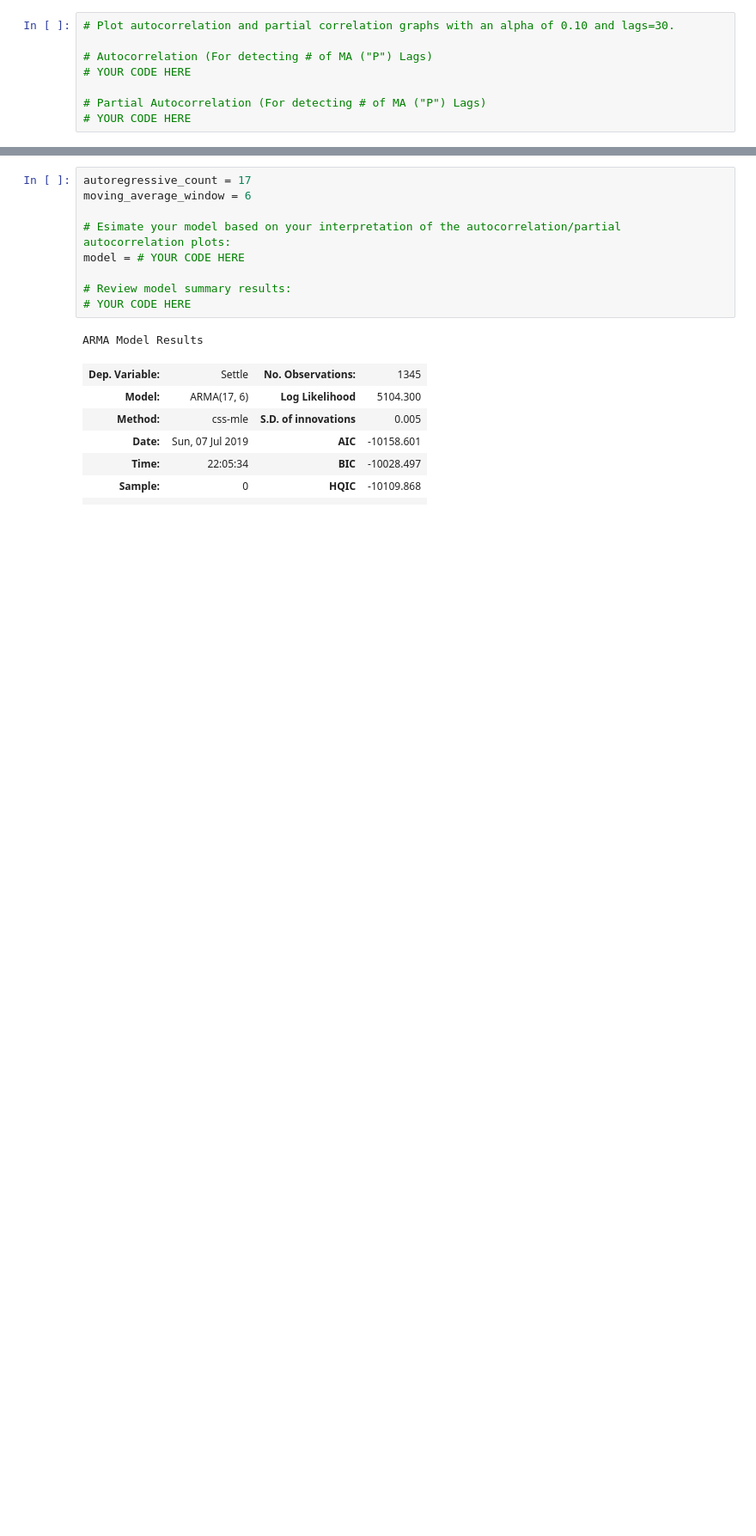
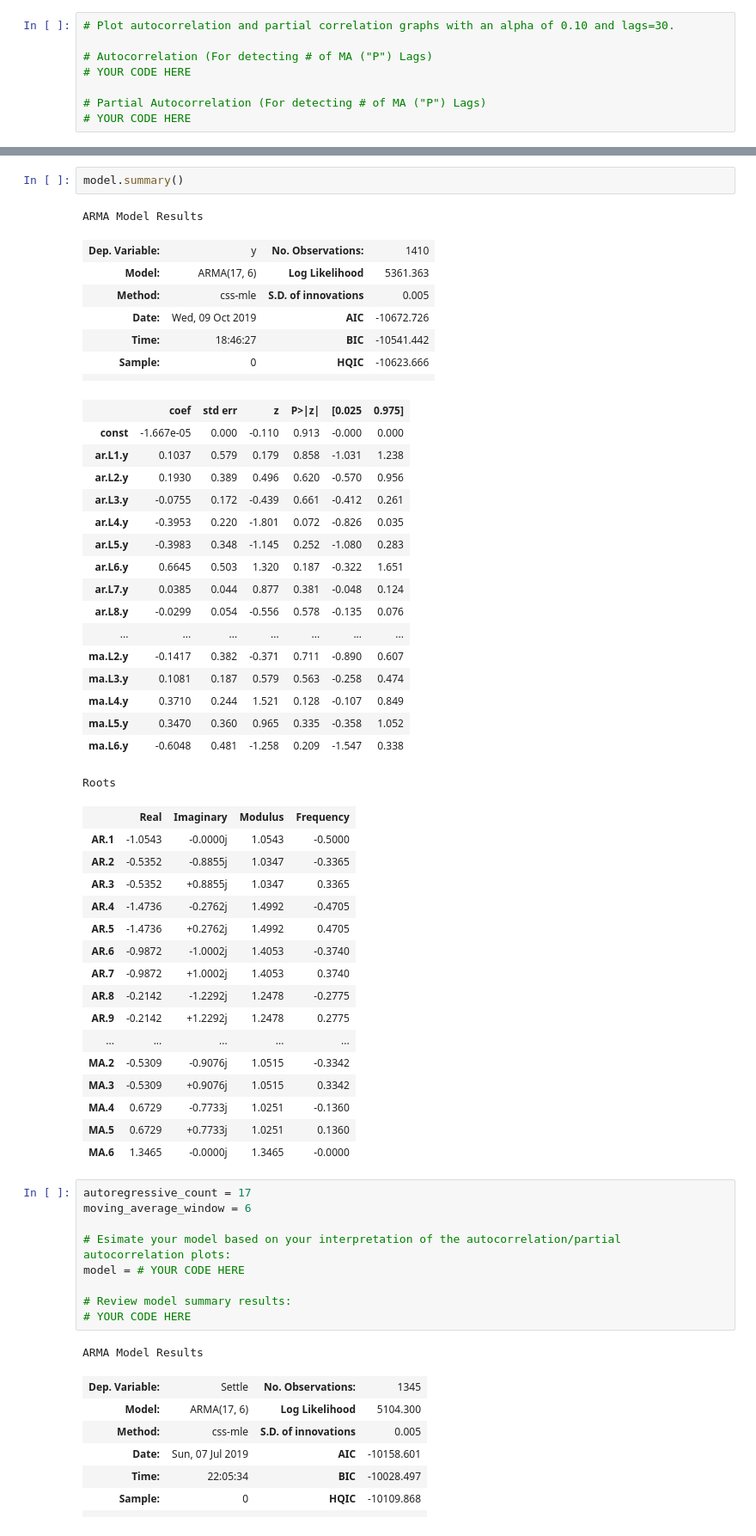
Before and after one commit to rolopez21/10-Time-Series, a Jupyter notebook: Starter_Code/time_series_analysis.ipynb, the cells around one changed output, grey strips where cells are left out. Shown at 86% size. Cells and saved outputs as stored; diff of their text form; blank space fills up the shorter version.

```diff
--- a/Starter_Code/time_series_analysis.ipynb
+++ b/Starter_Code/time_series_analysis.ipynb
@@ -434,3 +467,47 @@ LinAlgError: SVD did not converge
+# %%
+model.summary()
+# %% [output]
+ARMA Model Results
+| Dep. Variable: | y | No. Observations: | 1410 |
+| Model: | ARMA(17, 6) | Log Likelihood | 5361.363 |
+| Method: | css-mle | S.D. of innovations | 0.005 |
+| Date: | Wed, 09 Oct 2019 | AIC | -10672.726 |
+| Time: | 18:46:27 | BIC | -10541.442 |
+| Sample: | 0 | HQIC | -10623.666 |
+|  |  |  |  |
+|  | coef | std err | z | P>|z| | [0.025 | 0.975] |
+| const | -1.667e-05 | 0.000 | -0.110 | 0.913 | -0.000 | 0.000 |
+| ar.L1.y | 0.1037 | 0.579 | 0.179 | 0.858 | -1.031 | 1.238 |
+| ar.L2.y | 0.1930 | 0.389 | 0.496 | 0.620 | -0.570 | 0.956 |
+| ar.L3.y | -0.0755 | 0.172 | -0.439 | 0.661 | -0.412 | 0.261 |
+| ar.L4.y | -0.3953 | 0.220 | -1.801 | 0.072 | -0.826 | 0.035 |
+| ar.L5.y | -0.3983 | 0.348 | -1.145 | 0.252 | -1.080 | 0.283 |
+| ar.L6.y | 0.6645 | 0.503 | 1.320 | 0.187 | -0.322 | 1.651 |
+| ar.L7.y | 0.0385 | 0.044 | 0.877 | 0.381 | -0.048 | 0.124 |
+| ar.L8.y | -0.0299 | 0.054 | -0.556 | 0.578 | -0.135 | 0.076 |
+| ... | ... | ... | ... | ... | ... | ... |
+| ma.L2.y | -0.1417 | 0.382 | -0.371 | 0.711 | -0.890 | 0.607 |
+| ma.L3.y | 0.1081 | 0.187 | 0.579 | 0.563 | -0.258 | 0.474 |
+| ma.L4.y | 0.3710 | 0.244 | 1.521 | 0.128 | -0.107 | 0.849 |
+| ma.L5.y | 0.3470 | 0.360 | 0.965 | 0.335 | -0.358 | 1.052 |
+| ma.L6.y | -0.6048 | 0.481 | -1.258 | 0.209 | -1.547 | 0.338 |
+Roots
+|  | Real | Imaginary | Modulus | Frequency |
+| AR.1 | -1.0543 | -0.0000j | 1.0543 | -0.5000 |
+| AR.2 | -0.5352 | -0.8855j | 1.0347 | -0.3365 |
+| AR.3 | -0.5352 | +0.8855j | 1.0347 | 0.3365 |
+| AR.4 | -1.4736 | -0.2762j | 1.4992 | -0.4705 |
+| AR.5 | -1.4736 | +0.2762j | 1.4992 | 0.4705 |
+| AR.6 | -0.9872 | -1.0002j | 1.4053 | -0.3740 |
+| AR.7 | -0.9872 | +1.0002j | 1.4053 | 0.3740 |
+| AR.8 | -0.2142 | -1.2292j | 1.2478 | -0.2775 |
+| AR.9 | -0.2142 | +1.2292j | 1.2478 | 0.2775 |
+| ... | ... | ... | ... | ... |
+| MA.2 | -0.5309 | -0.9076j | 1.0515 | -0.3342 |
+| MA.3 | -0.5309 | +0.9076j | 1.0515 | 0.3342 |
+| MA.4 | 0.6729 | -0.7733j | 1.0251 | -0.1360 |
+| MA.5 | 0.6729 | +0.7733j | 1.0251 | 0.1360 |
+| MA.6 | 1.3465 | -0.0000j | 1.3465 | -0.0000 |
 # %%
 autoregressive_count = 17
 moving_average_window = 6
```
Also changed, not shown: parts of 36 cells of this notebook.
